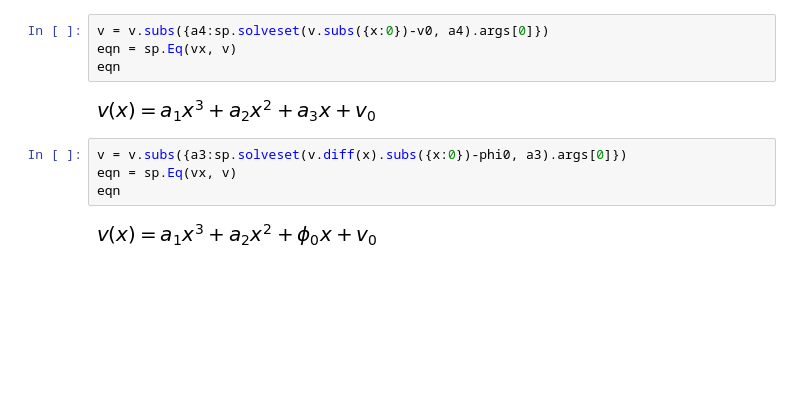
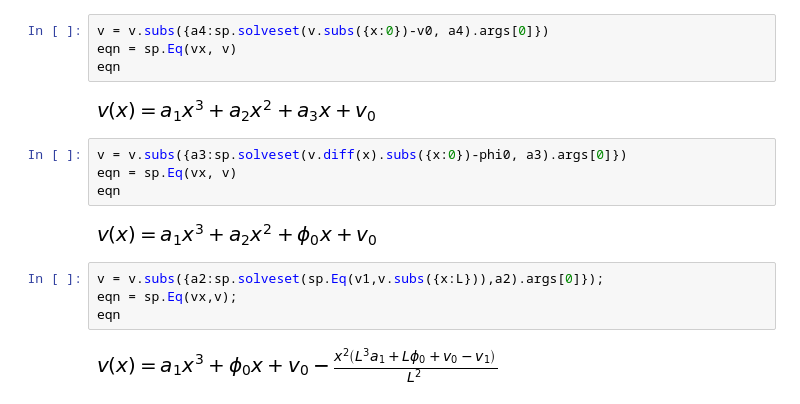
Before and after one commit to Spitts0484/FEM, a Jupyter notebook: FEM_ch4/FEM_ch4.ipynb, the cells around one changed output. Saved outputs shown, nothing was run; the diff lists cells and outputs as text; blank space fills up the shorter version.

```diff
--- a/FEM_ch4/FEM_ch4.ipynb
+++ b/FEM_ch4/FEM_ch4.ipynb
@@ -163,3 +165,9 @@ eqn = sp.Eq(vx, v)
 eqn
 # %% [output]
 [figure]
+# %%
+v = v.subs({a2:sp.solveset(sp.Eq(v1,v.subs({x:L})),a2).args[0]});
+eqn = sp.Eq(vx,v);
+eqn
+# %% [output]
+[figure, added]
```
Also changed, not shown: parts of 29 cells of this notebook, 1 other file.
